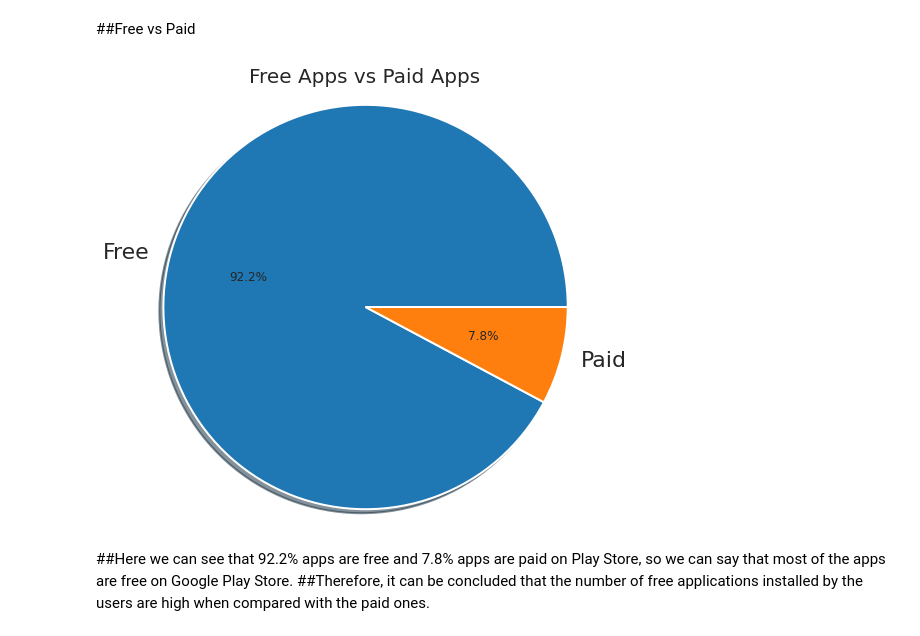
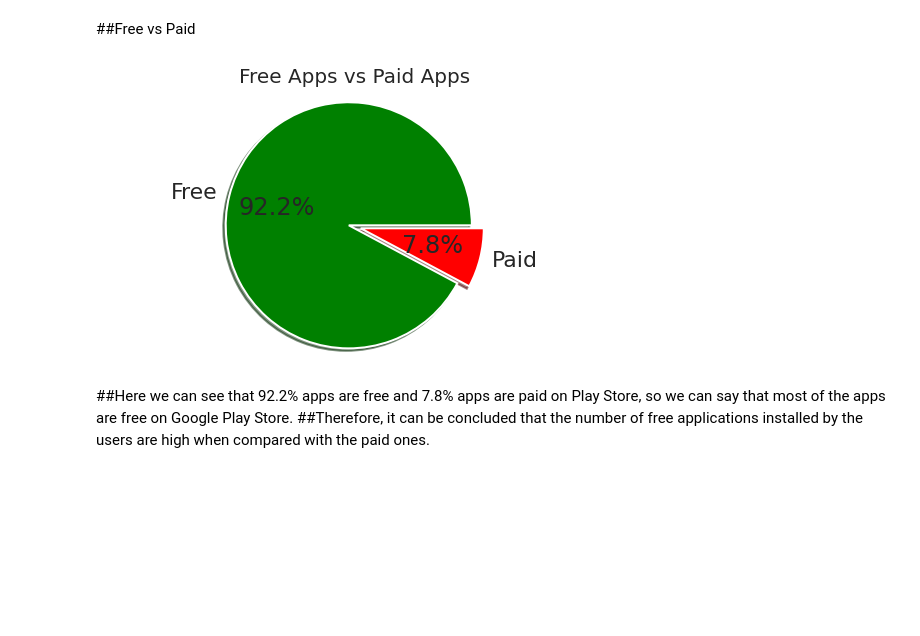
Before and after one commit to Harisha-AlmaBetter/Play-Store-Analysis-EDA-AlmaBetter, a Jupyter notebook: Play_Store_App_Review_Analysis(Capstone_Project_1)_Harisha.ipynb, the cells around one changed output. Saved outputs shown, nothing was run; the diff lists cells and outputs as text; code cells hidden in the pictures; blank space fills up the shorter version.

```diff
--- a/Play_Store_App_Review_Analysis(Capstone_Project_1)_Harisha.ipynb
+++ b/Play_Store_App_Review_Analysis(Capstone_Project_1)_Harisha.ipynb
@@ -679,15 +679,17 @@ Name: Rating, dtype: float64
 # %% [markdown]
 ##Free vs Paid
 # %%
-labels = 'Free', 'Paid'
-explode = (0, 0.1, 0, 0)  # only "explode" the 2nd slice (i.e. 'Paid')
+labels = apps_df['Type'].value_counts(sort = True).index
+explode = (0.1, 0)  # only "explode" the 2nd slice (i.e. 'Paid')
+colors = ('green','red')
+sizes = apps_df['Type'].value_counts(sort = True)
 fig1, ax1 = plt.subplots()
-ax1.pie(sizes, explode=None, labels=labels, autopct='%1.1f%%',shadow=True)
+matplotlib.pyplot.pie(sizes, explode=explode, labels=labels, colors=colors, autopct='%1.1f%%', shadow=True)
 ax1.axis('equal')  # Equal aspect ratio ensures that pie is drawn as a circle.
 plt.title('Free Apps vs Paid Apps', fontsize=20)
 plt.show()
 # %% [output]
-[figure, old version]
+[figure, new version]
 # %% [markdown]
 ##Here we can see that 92.2% apps are free and 7.8% apps are paid on Play Store, so we can say that most of the apps are free on Google Play Store.
 ##Therefore, it can be concluded that the number of free applications installed by the users are high when compared with the paid ones.
```
Also changed, not shown: parts of 9 cells of this notebook.
